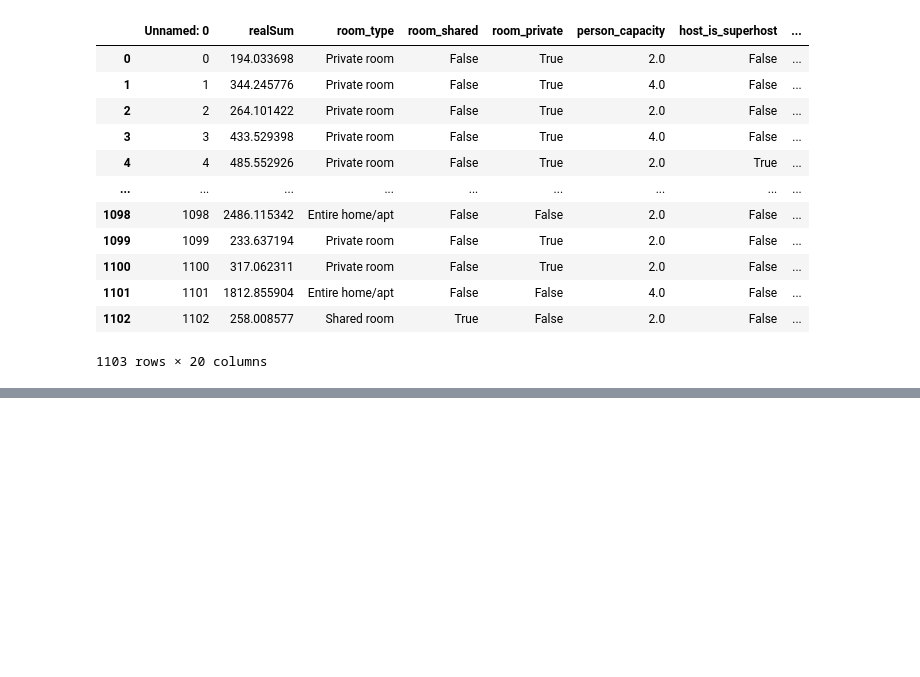
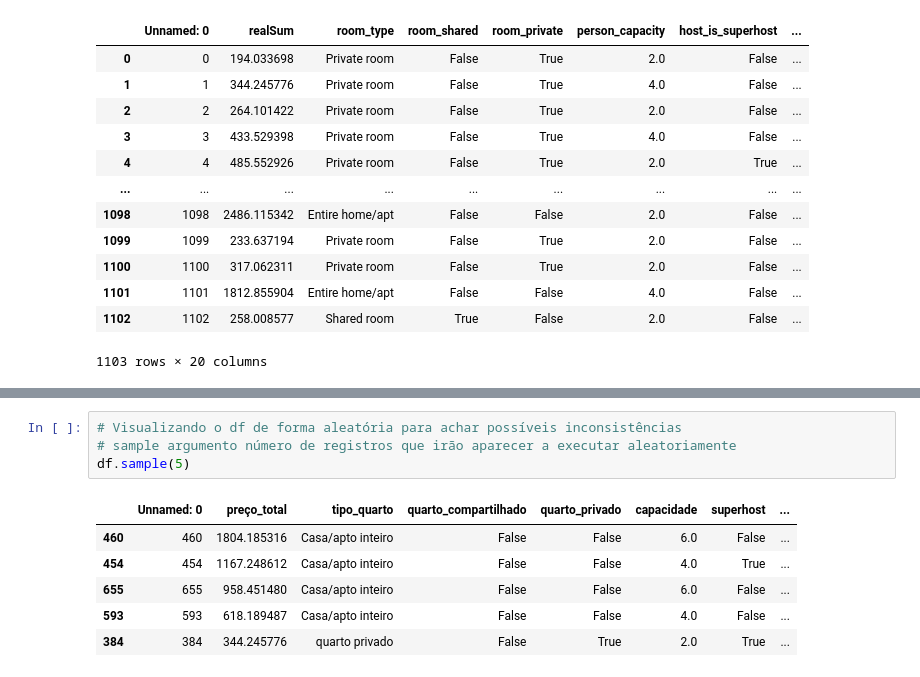
Before and after one commit to DeividAND/Projeto--01-An-lise-de-dados, a Jupyter notebook: notebooks/script01.ipynb, the cells around one changed output, grey strips where cells are left out. Saved outputs shown, nothing was run; the diff lists cells and outputs as text; blank space fills up the shorter version.

```diff
--- a/notebooks/script01.ipynb
+++ b/notebooks/script01.ipynb
@@ -40,0 +98,11 @@ display(df)
+# %%
+# Visualizando o df de forma aleatória para achar possíveis inconsistências
+# sample argumento número de registros que irão aparecer a executar aleatoriamente
+df.sample(5)
+# %% [output]
+|  | Unnamed: 0 | preço_total | tipo_quarto | quarto_compartilhado | quarto_privado | capacidade | superhost | ... |
+| 460 | 460 | 1804.185316 | Casa/apto inteiro | False | False | 6.0 | False | ... |
+| 454 | 454 | 1167.248612 | Casa/apto inteiro | False | False | 4.0 | True | ... |
+| 655 | 655 | 958.451480 | Casa/apto inteiro | False | False | 6.0 | False | ... |
+| 593 | 593 | 618.189487 | Casa/apto inteiro | False | False | 4.0 | False | ... |
+| 384 | 384 | 344.245776 | quarto privado | False | True | 2.0 | True | ... |
```
Also changed, not shown: parts of 8 cells of this notebook.
